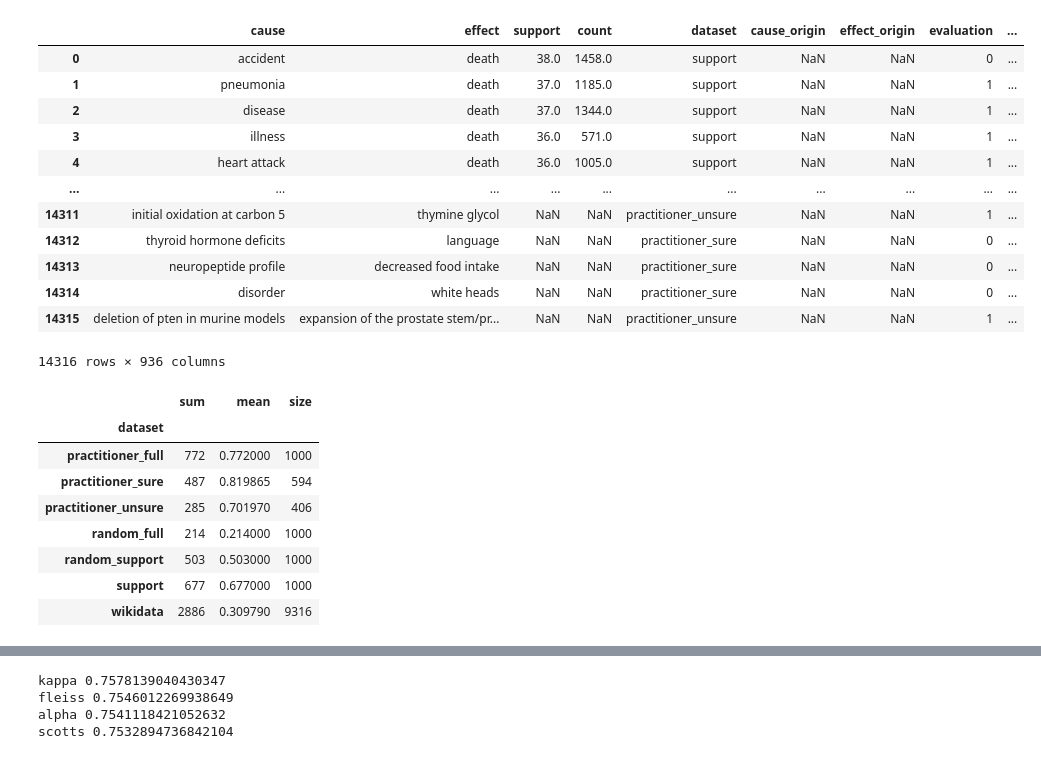
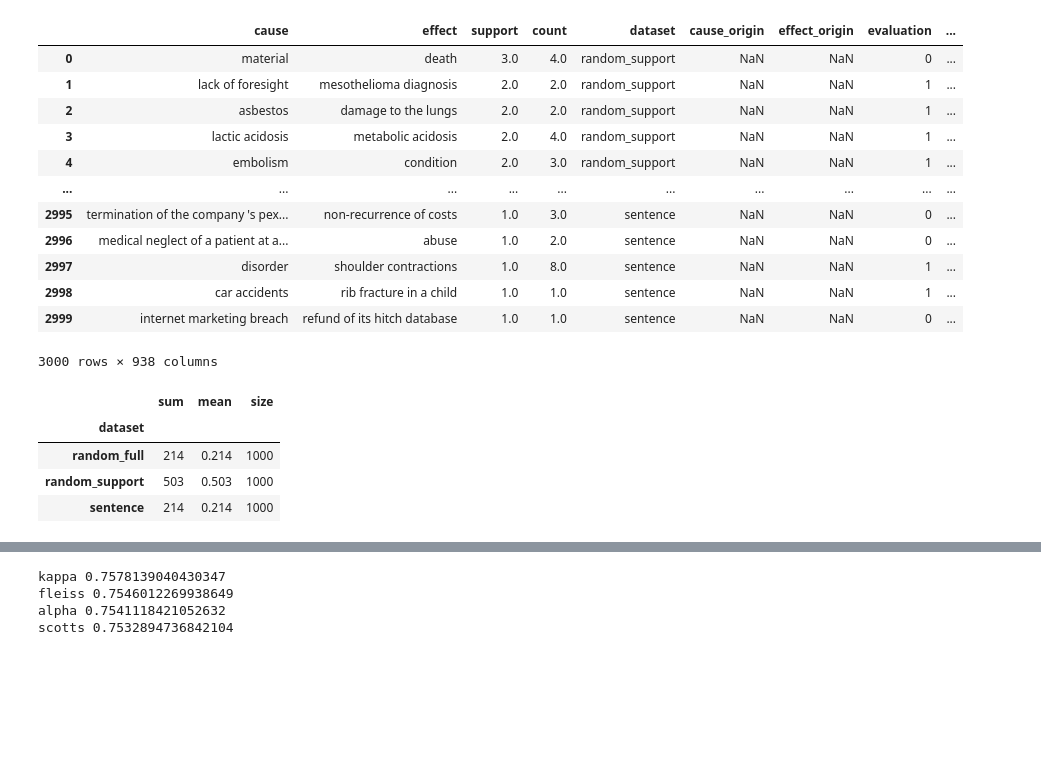
Before and after one commit to webis-de/coling22-mining-health-related-statements, a Jupyter notebook: notebooks/evaluate_test_causenet.ipynb, the cells around one changed output, grey strips where cells are left out. Cells and saved outputs as stored; diff of their text form; code cells hidden in the pictures; blank space fills up the shorter version.

```diff
--- a/notebooks/evaluate_test_causenet.ipynb
+++ b/notebooks/evaluate_test_causenet.ipynb
@@ -39,54 +41,54 @@ test_causenet = test_causenet.merge(
 sentence_test_causenet = pd.read_pickle(
     os.path.join(constants.BASE_PATH, "sentence_test_causenet.pkl")
 )
 sentence_test_causenet_predictions = pd.read_pickle(
     os.path.join(constants.BASE_PATH, "sentence_test_causenet_predictions.pkl")
 )
 sentence_test_causenet = sentence_test_causenet.merge(
     sentence_test_causenet_predictions,
     on=["cause", "effect", "dataset", "sentence"],
     how="left",
 )
 
 assert (
     not test_causenet.loc[:, test_causenet.columns.str.startswith("medical_score")]
     .isna()
     .any()
     .any()
 )
 assert (
     not sentence_test_causenet.loc[
         :, sentence_test_causenet.columns.str.startswith("medical_score")
     ]
     .isna()
     .any()
     .any()
 )
 
+test_causenet = test_causenet.loc[test_causenet.dataset.isin(["random_full", "random_support"])]
+sentence_test_causenet = sentence_test_causenet.loc[sentence_test_causenet.dataset == "random_full"]
+sentence_test_causenet["dataset"] = "sentence"
+test_causenet = pd.concat([test_causenet, sentence_test_causenet]).reset_index(drop=True)
 test_causenet
 # %% [output]
 |  | cause | effect | support | count | dataset | cause_origin | effect_origin | evaluation | ... |
-| 0 | accident | death | 38.0 | 1458.0 | support | NaN | NaN | 0 | ... |
-| 1 | pneumonia | death | 37.0 | 1185.0 | support | NaN | NaN | 1 | ... |
-| 2 | disease | death | 37.0 | 1344.0 | support | NaN | NaN | 1 | ... |
-| 3 | illness | death | 36.0 | 571.0 | support | NaN | NaN | 1 | ... |
-| 4 | heart attack | death | 36.0 | 1005.0 | support | NaN | NaN | 1 | ... |
+| 0 | material | death | 3.0 | 4.0 | random_support | NaN | NaN | 0 | ... |
+| 1 | lack of foresight | mesothelioma diagnosis | 2.0 | 2.0 | random_support | NaN | NaN | 1 | ... |
+| 2 | asbestos | damage to the lungs | 2.0 | 2.0 | random_support | NaN | NaN | 1 | ... |
+| 3 | lactic acidosis | metabolic acidosis | 2.0 | 4.0 | random_support | NaN | NaN | 1 | ... |
+| 4 | embolism | condition | 2.0 | 3.0 | random_support | NaN | NaN | 1 | ... |
 | ... | ... | ... | ... | ... | ... | ... | ... | ... | ... |
-| 14311 | initial oxidation at carbon 5 | thymine glycol | NaN | NaN | practitioner_unsure | NaN | NaN | 1 | ... |
-| 14312 | thyroid hormone deficits | language | NaN | NaN | practitioner_sure | NaN | NaN | 0 | ... |
-| 14313 | neuropeptide profile | decreased food intake | NaN | NaN | practitioner_sure | NaN | NaN | 0 | ... |
-| 14314 | disorder | white heads | NaN | NaN | practitioner_sure | NaN | NaN | 0 | ... |
-| 14315 | deletion of pten in murine models | expansion of the prostate stem/pr... | NaN | NaN | practitioner_unsure | NaN | NaN | 1 | ... |
+| 2995 | termination of the company 's pex... | non-recurrence of costs | 1.0 | 3.0 | sentence | NaN | NaN | 0 | ... |
+| 2996 | medical neglect of a patient at a... | abuse | 1.0 | 2.0 | sentence | NaN | NaN | 0 | ... |
+| 2997 | disorder | shoulder contractions | 1.0 | 8.0 | sentence | NaN | NaN | 1 | ... |
+| 2998 | car accidents | rib fracture in a child | 1.0 | 1.0 | sentence | NaN | NaN | 1 | ... |
+| 2999 | internet marketing breach | refund of its hitch database | 1.0 | 1.0 | sentence | NaN | NaN | 0 | ... |
-14316 rows × 936 columns
+3000 rows × 938 columns
 # %%
 test_causenet.groupby("dataset").evaluation.agg(["sum", "mean", "size"])
 # %% [output]
 |  | sum | mean | size |
 | dataset |  |  |  |
-| practitioner_full | 772 | 0.772000 | 1000 |
-| practitioner_sure | 487 | 0.819865 | 594 |
-| practitioner_unsure | 285 | 0.701970 | 406 |
-| random_full | 214 | 0.214000 | 1000 |
-| random_support | 503 | 0.503000 | 1000 |
-| support | 677 | 0.677000 | 1000 |
-| wikidata | 2886 | 0.309790 | 9316 |
+| random_full | 214 | 0.214 | 1000 |
+| random_support | 503 | 0.503 | 1000 |
+| sentence | 214 | 0.214 | 1000 |
```
Also changed, not shown: parts of 35 cells of this notebook, 4 other files.
